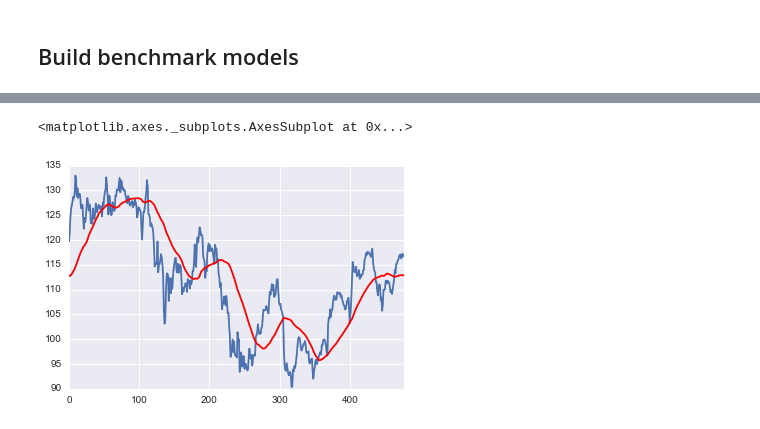
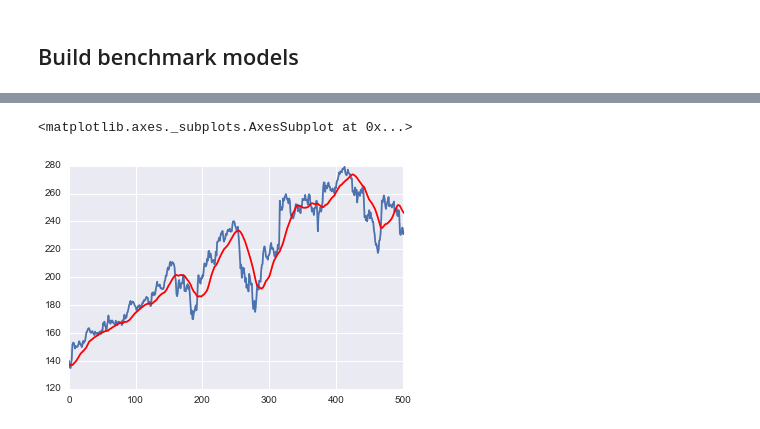
Before and after one commit to kakakazuma/machine-learning, a Jupyter notebook: projects/capstone/my_stock_prediction/my_stock_prediction.ipynb, the cells around one changed output, grey strips where cells are left out. Cells and saved outputs as stored; diff of their text form; code cells hidden in the pictures.

```diff
--- a/projects/capstone/my_stock_prediction/my_stock_prediction.ipynb
+++ b/projects/capstone/my_stock_prediction/my_stock_prediction.ipynb
@@ -127,8 +132,30 @@ Maximum price: $844.36
 Mean price: $63.54
 Median price $48.49
 Standard deviation of prices: $63.98
+# %%
+sample_company_num = 20
+seed = 42
+excluded_indexes = excluded_dataset.groupby('symbol').count().index.values
+random.seed(seed)
+random.shuffle(excluded_indexes)
+sample_indexes = excluded_indexes[:sample_company_num]
+sample_company_df = pd.DataFrame({'symbol':sample_indexes})
+sampled_dataset = pd.merge(excluded_dataset, sampled_company_df, on='symbol')
 # %% [markdown]
 ## Build benchmark models
+# %%
+# create training and testing dataset.
+train_ratio = 0.7
+train_size = int(max_history * train_ratio)
+test_size = max_history - train_size
+
+company_prices = sampled_dataset.groupby('symbol')['close'].apply(list)
+company_prices_train = company_prices.apply(lambda x : x[0:train_size])
+company_prices_test = company_prices.apply(lambda x : x[train_size:max_history])
+# %%
+# use 25 timesteps to predict next 1 time step.
+use_time_steps = 25
+predict_time_steps = 1
 # %%
 ## function to create training dataset.
 def create_dataset(dataset, time_steps= 1):
@@ -150,4 +167,0 @@ company_prices_test = company_prices.apply(lambda x : x[train_size:max_history])
-# %%
-# use 50 timesteps to predict next 1 time step.
-use_time_steps = 50
-predict_time_steps = 1
@@ -172,10 +209,10 @@ RMSE of Benchmark 1: 4.9982
 # %%
 # visualize output of benchmark model 1.
-sns.tsplot(data=benchmark1_res['AAPL'][0, :])
-sns.tsplot(data=benchmark1_res['AAPL'][1, :], color="r")
+sns.tsplot(data=benchmark1_res['AYI'][0, :])
+sns.tsplot(data=benchmark1_res['AYI'][1, :], color="r")
 # %% [output]
 <matplotlib.axes._subplots.AxesSubplot at 0x...>
-[figure, old version]
+[figure, new version]
 # %%
 # Benchmark2 : the model outputs the very last observation out.
 predict_benchmark2 = lambda x : x[:, -1]
```
Also changed, not shown: parts of 21 cells of this notebook.
